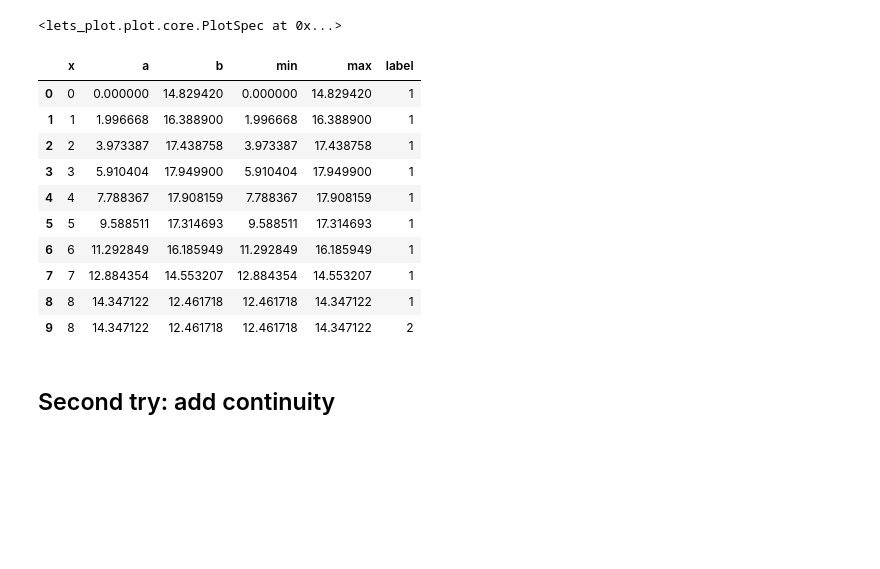
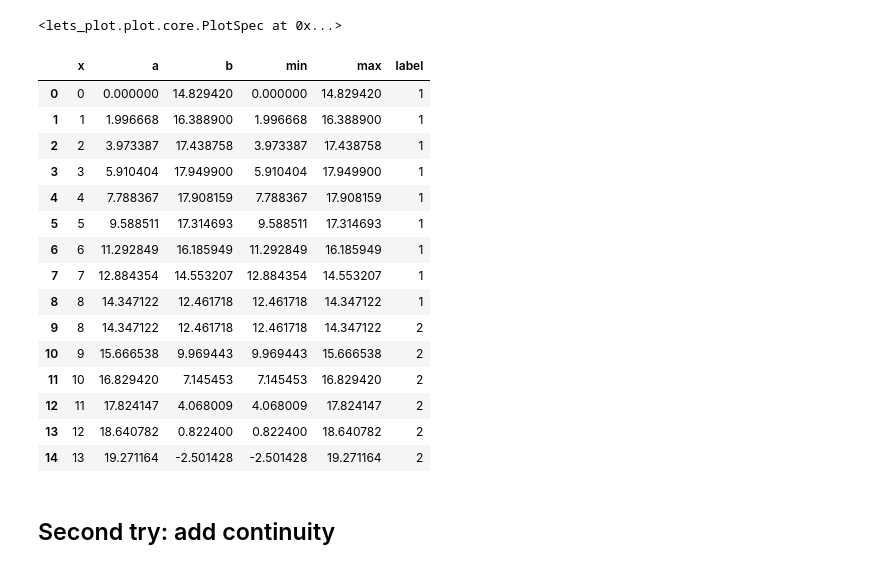
Before and after one commit to ASmirnov-HORIS/lets-plot-experiments, a Jupyter notebook: tmp/2025_08_27/issue_1384.ipynb, the cells around one changed output. Cells and saved outputs as stored; diff of their text form; code cells hidden in the pictures; blank space fills up the shorter version.

```diff
--- a/tmp/2025_08_27/issue_1384.ipynb
+++ b/tmp/2025_08_27/issue_1384.ipynb
@@ -88,29 +111,34 @@ ggplot(raw_df) + \
 # %%
 def get_continuous_df(df, target_col):
     cols = df.columns
     out_rows = []
     for i in range(len(df)):
         if i > 0 and df[target_col].iloc[i] != df[target_col].iloc[i-1]:
             boundary = df.iloc[i].copy()
             boundary[target_col] = df[target_col].iloc[i-1]
             out_rows.append(boundary)
         out_rows.append(df.iloc[i])
     return pd.DataFrame(out_rows, columns=cols).reset_index(drop=True)
 
 df = get_continuous_df(raw_df, "label")
-df.head(10)
+df.head(15)
 # %% [output]
 |  | x | a | b | min | max | label |
 | 0 | 0 | 0.000000 | 14.829420 | 0.000000 | 14.829420 | 1 |
 | 1 | 1 | 1.996668 | 16.388900 | 1.996668 | 16.388900 | 1 |
 | 2 | 2 | 3.973387 | 17.438758 | 3.973387 | 17.438758 | 1 |
 | 3 | 3 | 5.910404 | 17.949900 | 5.910404 | 17.949900 | 1 |
 | 4 | 4 | 7.788367 | 17.908159 | 7.788367 | 17.908159 | 1 |
 | 5 | 5 | 9.588511 | 17.314693 | 9.588511 | 17.314693 | 1 |
 | 6 | 6 | 11.292849 | 16.185949 | 11.292849 | 16.185949 | 1 |
 | 7 | 7 | 12.884354 | 14.553207 | 12.884354 | 14.553207 | 1 |
 | 8 | 8 | 14.347122 | 12.461718 | 12.461718 | 14.347122 | 1 |
 | 9 | 8 | 14.347122 | 12.461718 | 12.461718 | 14.347122 | 2 |
+| 10 | 9 | 15.666538 | 9.969443 | 9.969443 | 15.666538 | 2 |
+| 11 | 10 | 16.829420 | 7.145453 | 7.145453 | 16.829420 | 2 |
+| 12 | 11 | 17.824147 | 4.068009 | 4.068009 | 17.824147 | 2 |
+| 13 | 12 | 18.640782 | 0.822400 | 0.822400 | 18.640782 | 2 |
+| 14 | 13 | 19.271164 | -2.501428 | -2.501428 | 19.271164 | 2 |
 # %% [markdown]
 ## Second try: add continuity
 # %%
```
Also changed, not shown: parts of 5 cells of this notebook.
